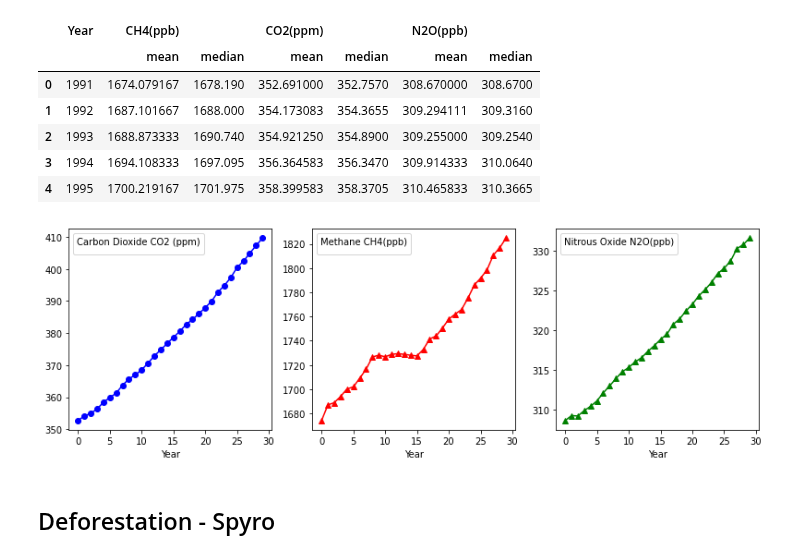
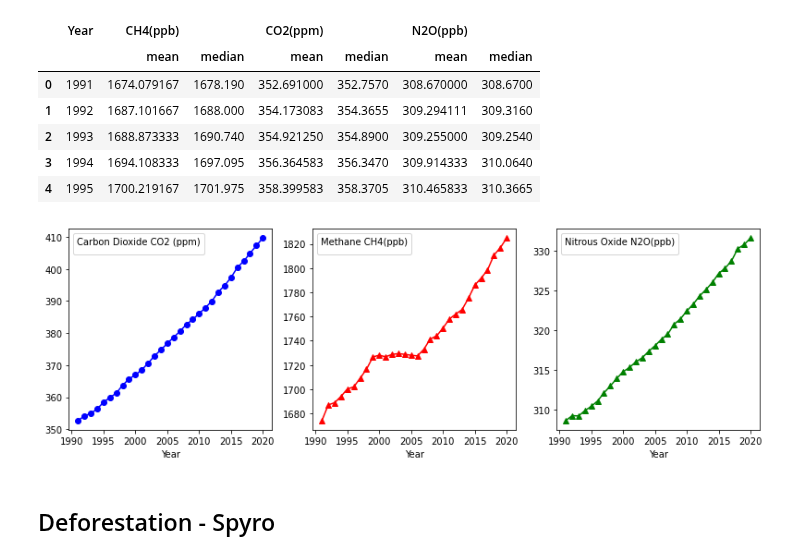
Before and after one commit to thierzon/disney-donut-project, a Jupyter notebook: data_final.ipynb, the cells around one changed output. Drawn from its saved outputs; the diff is of its cells as text; code cells hidden in the pictures.

```diff
--- a/data_final.ipynb
+++ b/data_final.ipynb
@@ -256,28 +293,26 @@ emissions_df.head()
 | 4 | 1995 | 1700.219167 | 1701.975 | 358.399583 | 358.3705 | 310.465833 | 310.3665 |
 # %%
 # methane_dioxide_df.plot()
-x_axis = np.arange(0, 30, 1)
-
 plt.figure(1,figsize=[13.4, 4.0])
 
 plt.subplot(131)
-plt.plot(x_axis, emissions_df['CO2(ppm)']['mean'], marker ='o', color='blue', label="Methane")
+plt.plot(emissions_df["Year"], emissions_df['CO2(ppm)']['mean'], marker ='o', color='blue', label="Methane")
 plt.legend(labels="", title = "Carbon Dioxide CO2 (ppm)")
 plt.xlabel('Year')
 
 plt.subplot(132)
-plt.plot(x_axis, emissions_df['CH4(ppb)']['mean'], marker='^', color='red', label="Carbon Dioxide")
+plt.plot(emissions_df["Year"], emissions_df['CH4(ppb)']['mean'], marker='^', color='red', label="Carbon Dioxide")
 plt.xlabel('Year')
 plt.legend(labels="", title = "Methane CH4(ppb)")
 
 plt.subplot(133)
-plt.plot(x_axis, emissions_df['N2O(ppb)']['mean'], marker='^', color='green', label="Nitrous Oxide")
+plt.plot(emissions_df["Year"], emissions_df['N2O(ppb)']['mean'], marker='^', color='green', label="Nitrous Oxide")
 plt.xlabel('Year')
 plt.legend(labels="", title = "Nitrous Oxide N2O(ppb)")
 
 plt.show()
 # %% [output]
-[figure, old version]
+[figure, new version]
 # %% [markdown]
 ## Deforestation - Spyro
 # %%
```
Also changed, not shown: parts of 15 cells of this notebook, 2 other files.
